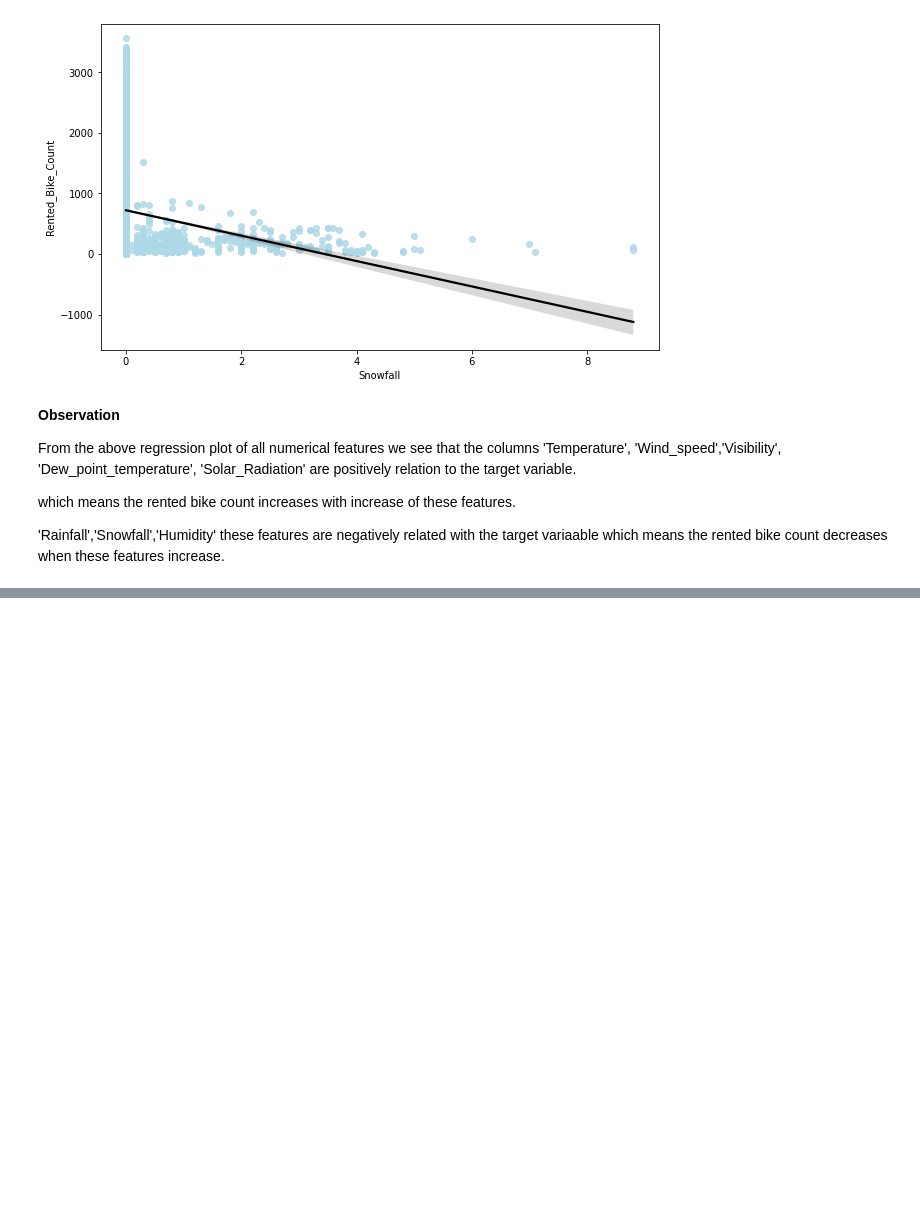
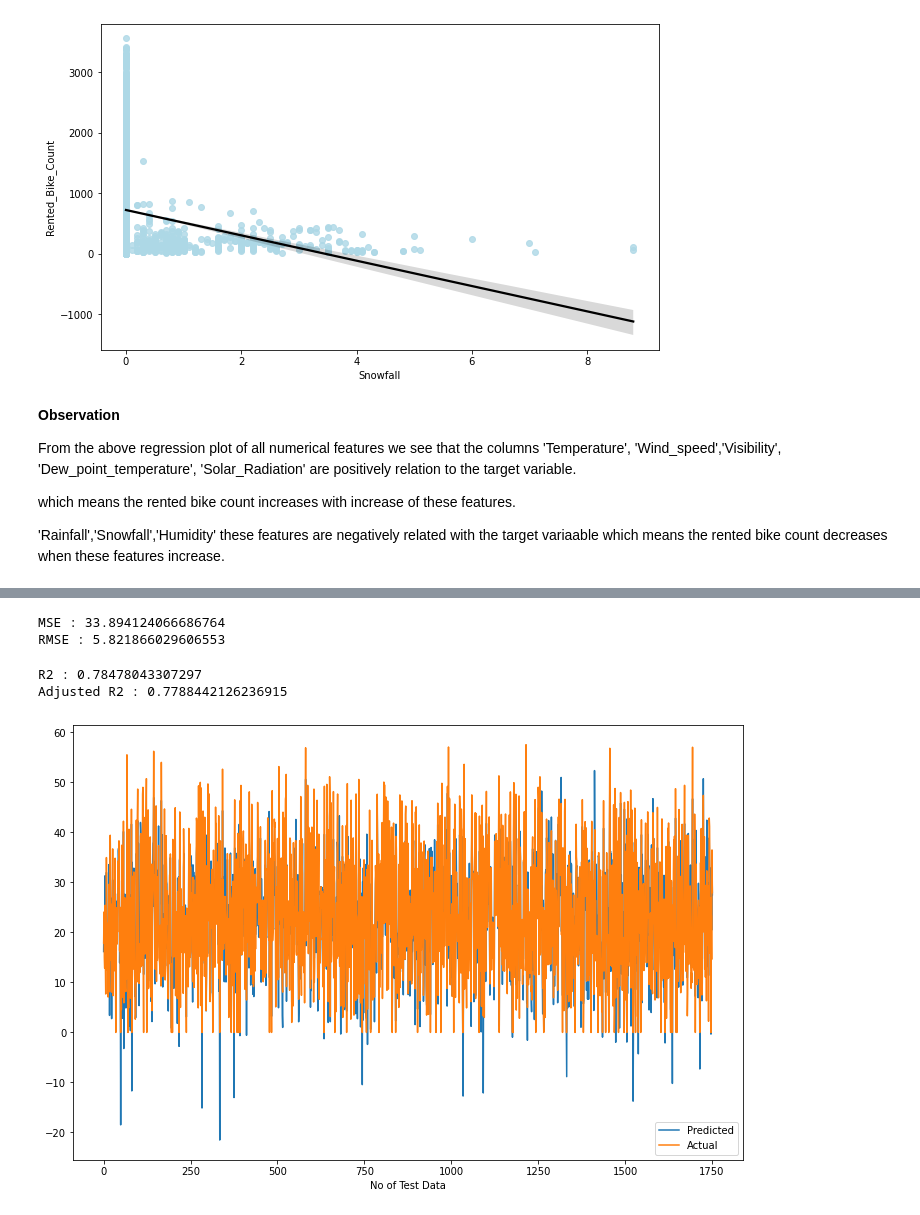
Before and after one commit to Tanushri920/Bike-Sharing-Demand-Prediction, a Jupyter notebook: Copy_of_Bike_Sharing_Demand_Prediction_Capstone_Project.ipynb, the cells around one changed output, grey strips where cells are left out. Saved outputs shown, nothing was run; the diff lists cells and outputs as text; code cells hidden in the pictures; blank space fills up the shorter version.

```diff
--- a/Copy_of_Bike_Sharing_Demand_Prediction_Capstone_Project.ipynb
+++ b/Copy_of_Bike_Sharing_Demand_Prediction_Capstone_Project.ipynb
@@ -558,0 +657,8 @@ which means the rented bike count increases with increase of these features.
+# %%
+#Assign the value in X and Y
+X = bike_df_copy.drop(columns=['Rented_Bike_Count'], axis=1)
+y = np.sqrt(bike_df_copy['Rented_Bike_Count'])
+# %%
+X_train, X_test, y_train, y_test = train_test_split( X,y , test_size = 0.2, random_state = 0)
+print(X_train.shape)
+print(X_test.shape)
@@ -558,0 +689,3 @@ which means the rented bike count increases with increase of these features.
+# %%
+from sklearn.linear_model import LinearRegression
+reg = LinearRegression().fit(X_train, y_train)
@@ -558,0 +713,35 @@ which means the rented bike count increases with increase of these features.
+# %%
+#get the X-test value
+y_pred_test=reg.predict(X_test)
+# %%
+#calculate MSE
+MSE_lr= mean_squared_error((y_test), (y_pred_test))
+print("MSE :",MSE_lr)
+
+#calculate RMSE
+RMSE_lr=np.sqrt(MSE_lr)
+print("RMSE :",RMSE_lr)
+# %% [output]
+MSE : 33.894124066686764
+RMSE : 5.821866029606553
+# %%
+#calculate r2 and adjusted r2
+r2_lr= r2_score(y_test, y_pred_test)
+print("R2 :",r2_lr)
+
+# calculate adjusted r2
+Adjusted_R2_lr = (1-(1-r2_score((y_test), (y_pred_test)))*((X_test.shape[0]-1)/(X_test.shape[0]-X_test.shape[1]-1)))
+print("Adjusted R2 :",Adjusted_R2_lr )
+# %% [output]
+R2 : 0.78478043307297
+Adjusted R2 : 0.7788442126236915
+# %%
+#Plot the figure
+plt.figure(figsize=(12,8))
+plt.plot(y_pred_test)
+plt.plot(np.array(y_test))
+plt.legend(["Predicted","Actual"])
+plt.xlabel('No of Test Data')
+plt.show()
+# %% [output]
+[figure, added]
```
Also changed, not shown: parts of 20 cells of this notebook.
